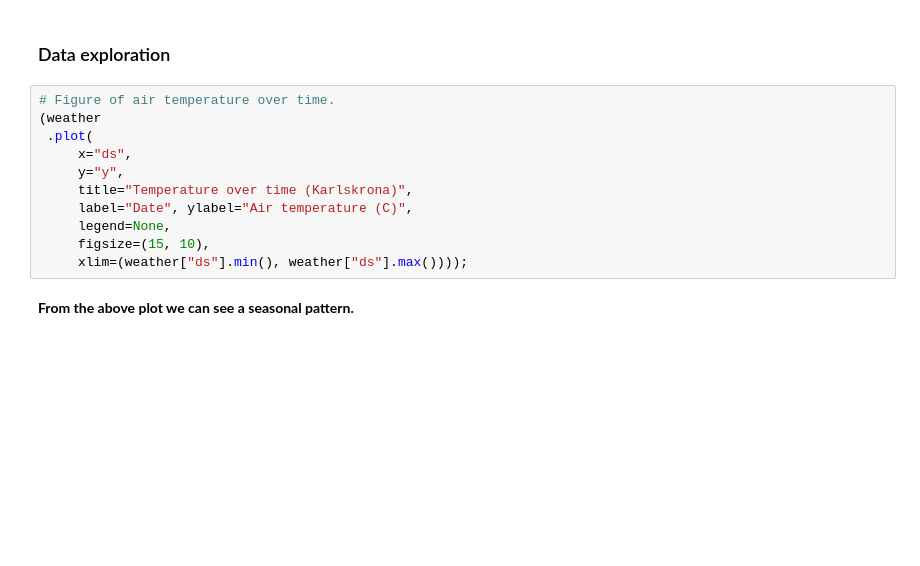
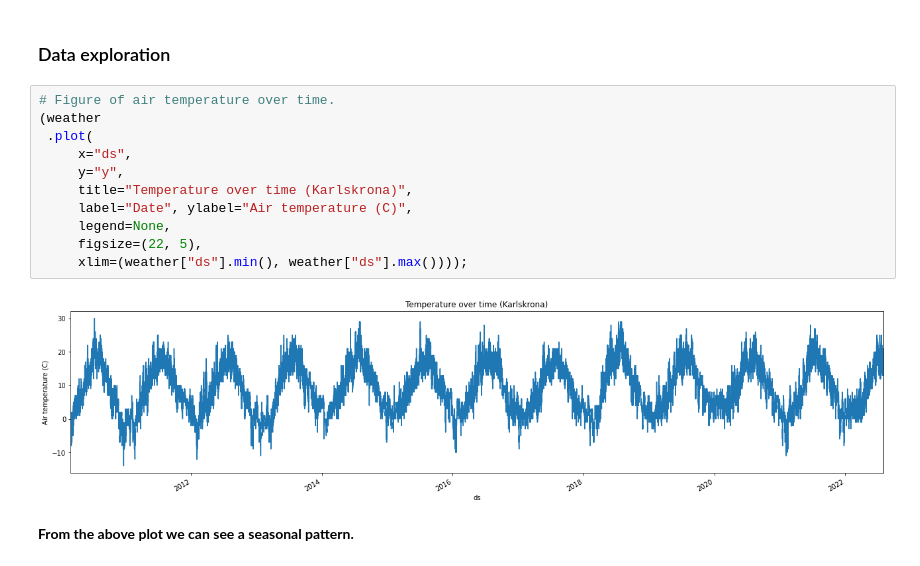
Before and after one commit to Peshkatar/prophet-weather-forecast, a Jupyter notebook: model.ipynb, the cells around one changed output. Cells and saved outputs as stored; diff of their text form; blank space fills up the shorter version.

Commit message:
plot size

```diff
--- a/model.ipynb
+++ b/model.ipynb
@@ -90,14 +90,16 @@ dtype: int64
 # %%
 # Figure of air temperature over time.
 (weather
  .plot(
      x="ds",
      y="y",
      title="Temperature over time (Karlskrona)",
      label="Date", ylabel="Air temperature (C)",
      legend=None,
-     figsize=(15, 10),
+     figsize=(22, 5),
      xlim=(weather["ds"].min(), weather["ds"].max())));
+# %% [output]
+[figure, added]
 # %% [markdown]
 **From the above plot we can see a seasonal pattern.**
 # %%
```
